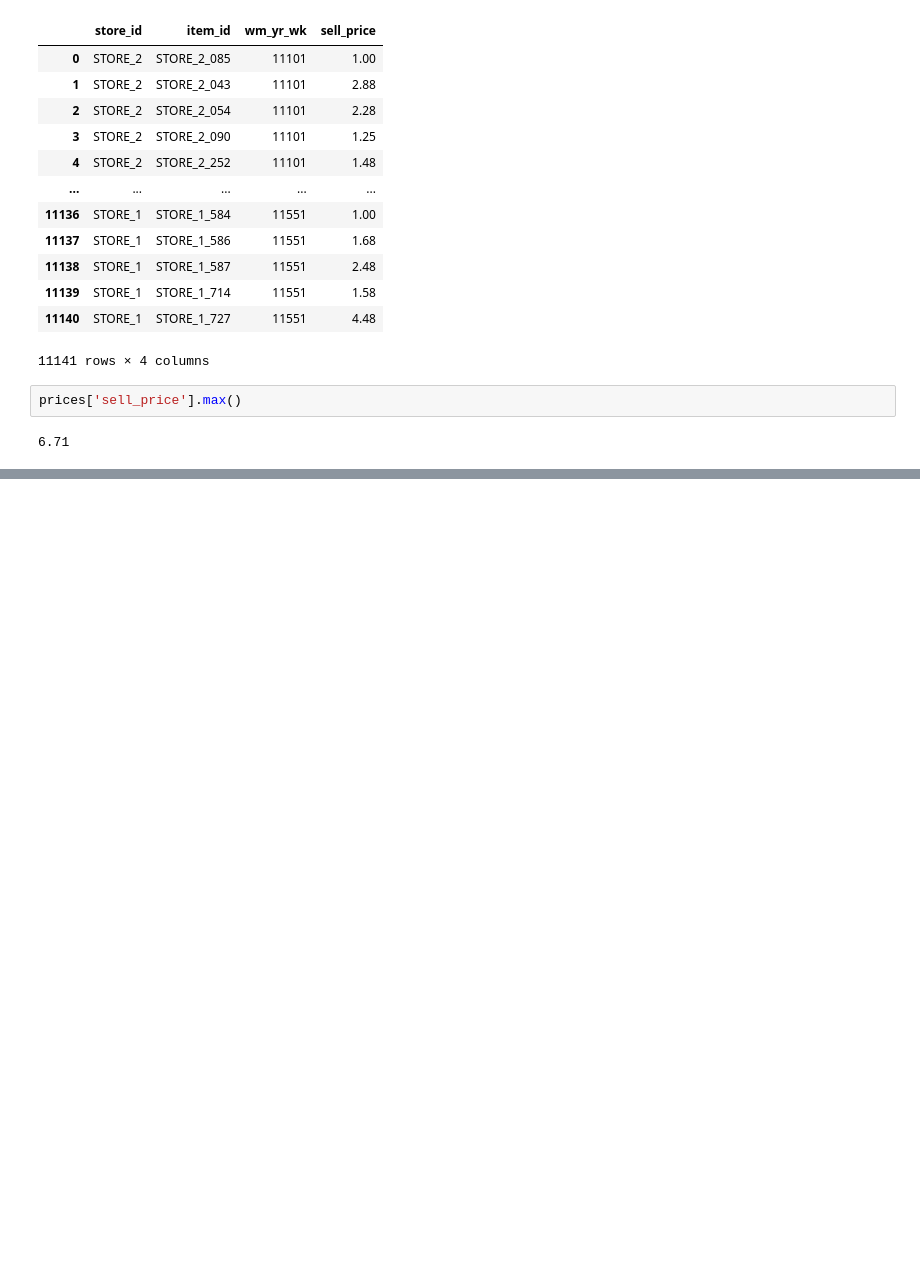
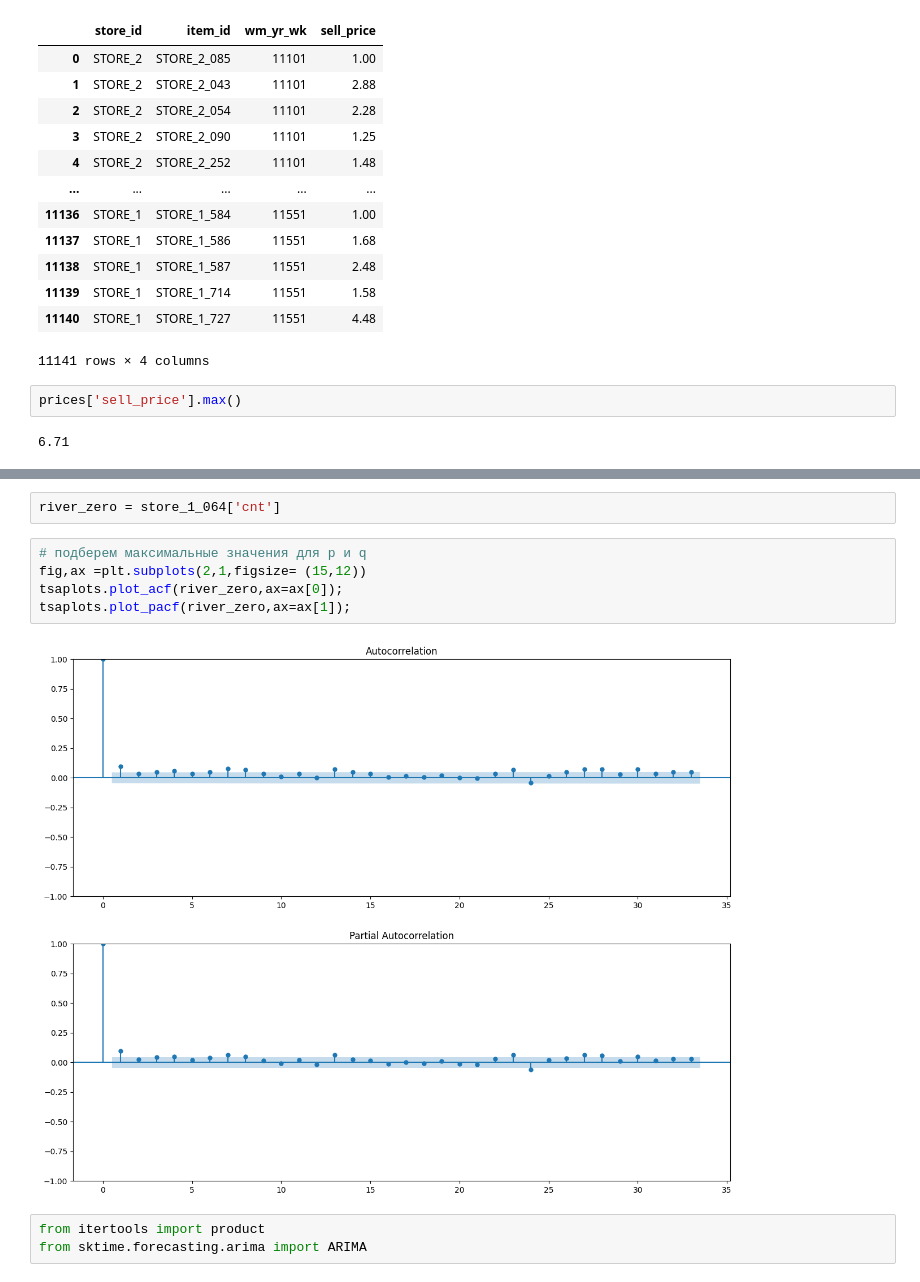
Before and after one commit to muzafarovdan/MyEducation, a Jupyter notebook: TimeSeries/time_series_learn.ipynb, the cells around one changed output, grey strips where cells are left out. Drawn from its saved outputs; the diff is of its cells as text; blank space fills up the shorter version.

```diff
--- a/TimeSeries/time_series_learn.ipynb
+++ b/TimeSeries/time_series_learn.ipynb
@@ -86,0 +164,12 @@ prices['sell_price'].max()
+# %%
+river_zero = store_1_064['cnt']
+# %%
+# подберем максимальные значения для p и q
+fig,ax =plt.subplots(2,1,figsize= (15,12))
+tsaplots.plot_acf(river_zero,ax=ax[0]);
+tsaplots.plot_pacf(river_zero,ax=ax[1]);
+# %% [output]
+[figure, added]
+# %%
+from itertools import product
+from sktime.forecasting.arima import ARIMA
```
Also changed, not shown: parts of 15 cells of this notebook.
